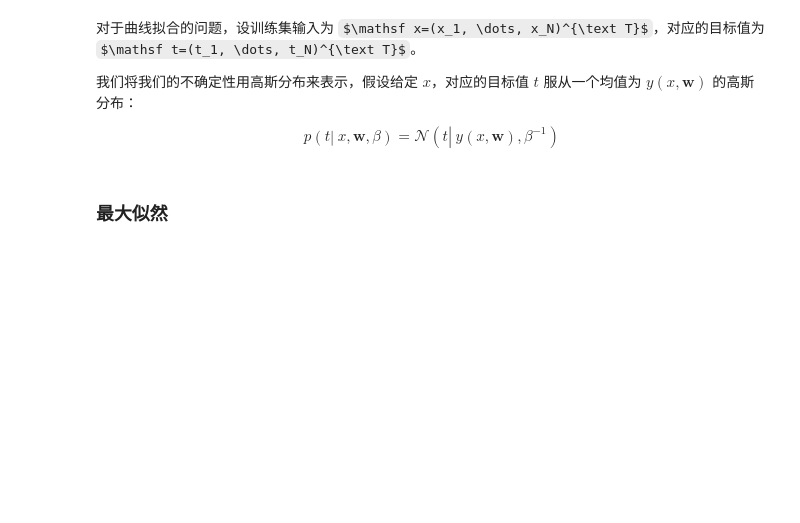
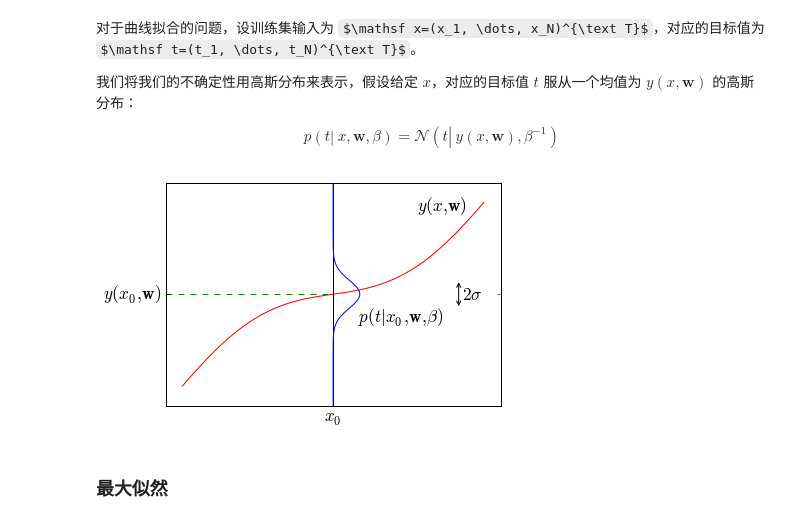
Before and after one commit to wanghaisheng/notes-machine-learning, a Jupyter notebook: Chap-01-Introduction/01-02-Probability-Theory.ipynb, the cells around one changed output. Cells and saved outputs as stored; diff of their text form; code cells hidden in the pictures; some formulas as TeX source; blank space fills up the shorter version.

Commit message:
1.2 figure, 1.5 completed, appx d

```diff
--- a/Chap-01-Introduction/01-02-Probability-Theory.ipynb
+++ b/Chap-01-Introduction/01-02-Probability-Theory.ipynb
@@ -404,6 +404,42 @@ $$
 $$
 p(t\left|~x,\mathbf w,\beta\right.)=\mathcal N\left(t\left|~y(x,\mathbf w), \beta^{-1}\right.\right)
 $$
+# %%
+xx = np.linspace(-0.9, 0.9, 100)
+yy = 4 * xx - np.sin(xx * np.pi)
+
+fig, ax = plt.subplots()
+ax.plot(xx, yy, color="red")
+
+ax.set_xlim(-1, 1)
+ax.set_ylim(-4, 4)
+
+ax.set_xticks([0])
+ax.set_xticklabels([r'$x_0$'], fontsize="xx-large")
+ax.set_yticks([0])
+ax.set_yticklabels([r'$y(x_0, \mathbf{w})$'], fontsize="xx-large")
+
+xx = np.linspace(-4, 4, 100)
+yy = norm.pdf(xx, scale=0.5) / 5
+
+ax.plot([-1, 0], [0, 0], "g--")
+ax.plot([0, 0], [-4, 4], "k")
+ax.plot(yy, xx)
+
+ax.annotate("",
+            xy=(0.75, -0.5), xycoords='data',
+            xytext=(0.75, 0.5), textcoords='data',
+            arrowprops=dict(arrowstyle="<->",
+                            connectionstyle="arc3"),
+            )
+
+ax.text(0.77, -0.2, r'$2\sigma$', fontsize="xx-large")
+ax.text(0.15, -1, r'$p(t|x_0,\mathbf{w}, \beta)$', fontsize="xx-large")
+ax.text(0.5, 3, r'$y(x, \mathbf{w})$', fontsize="xx-large")
+
+plt.show()
+# %% [output]
+[figure, added]
 # %% [markdown]
 ### 最大似然
 # %% [markdown]
```
Also changed, not shown: parts of 1 cell of this notebook, 4 other files.
